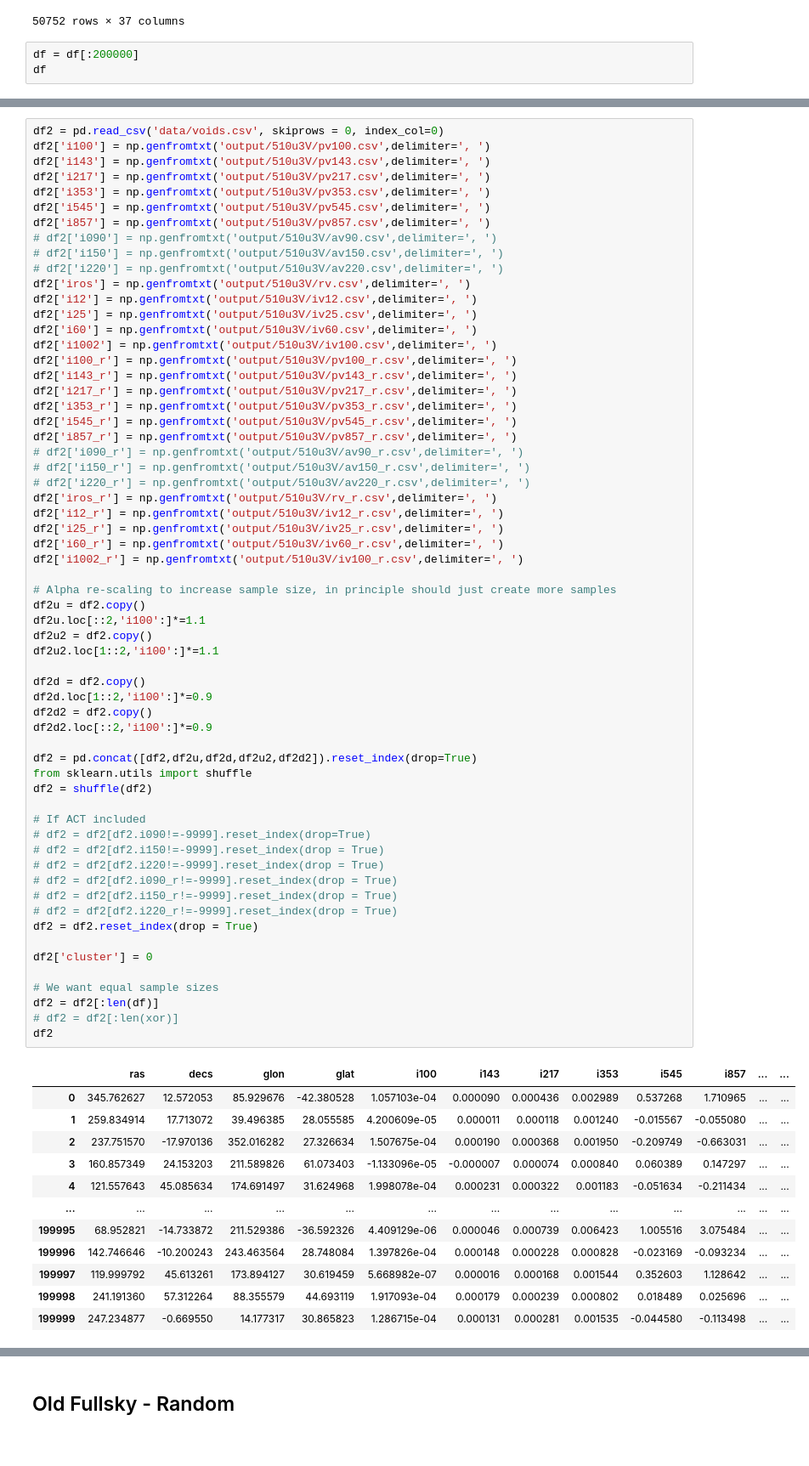
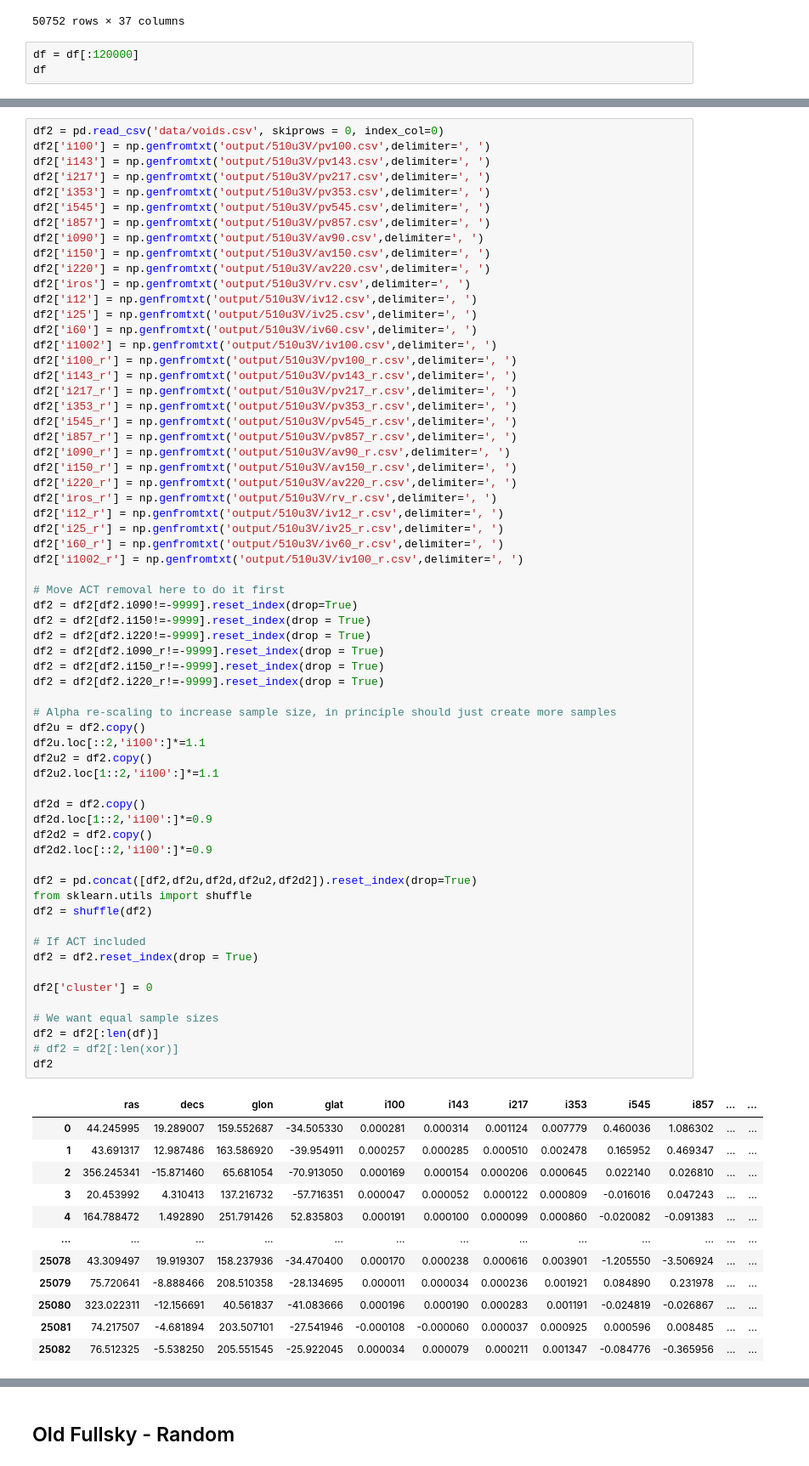
Before and after one commit to dchanda2002/MLCosmo, a Jupyter notebook: 3_run_fastmap.ipynb, the cells around one changed output, grey strips where cells are left out. Shown at 85% size. Saved outputs shown, nothing was run; the diff lists cells and outputs as text.

```diff
--- a/3_run_fastmap.ipynb
+++ b/3_run_fastmap.ipynb
@@ -209,7 +209,7 @@ df
 | 50751 | 854059 | 359.99377 | -49.09889 | 0.6708 | 21.85 | 4 | -65.887658 | 323.840195 | 0.000095 | 0.000114 | ... | ... |
 50752 rows × 37 columns
 # %%
-df = df[:200000]
+df = df[:120000]
 df
 # %% [output]
 |  | amf_ra | amf_dec | z | rh | cat | glat | glon | i100 | i143 | i217 | ... | ... |
@@ -233,9 +233,9 @@ df2['i217'] = np.genfromtxt('output/510u3V/pv217.csv',delimiter=', ')
 df2['i353'] = np.genfromtxt('output/510u3V/pv353.csv',delimiter=', ')
 df2['i545'] = np.genfromtxt('output/510u3V/pv545.csv',delimiter=', ')
 df2['i857'] = np.genfromtxt('output/510u3V/pv857.csv',delimiter=', ')
-# df2['i090'] = np.genfromtxt('output/510u3V/av90.csv',delimiter=', ')
-# df2['i150'] = np.genfromtxt('output/510u3V/av150.csv',delimiter=', ')
-# df2['i220'] = np.genfromtxt('output/510u3V/av220.csv',delimiter=', ')
+df2['i090'] = np.genfromtxt('output/510u3V/av90.csv',delimiter=', ')
+df2['i150'] = np.genfromtxt('output/510u3V/av150.csv',delimiter=', ')
+df2['i220'] = np.genfromtxt('output/510u3V/av220.csv',delimiter=', ')
 df2['iros'] = np.genfromtxt('output/510u3V/rv.csv',delimiter=', ')
 df2['i12'] = np.genfromtxt('output/510u3V/iv12.csv',delimiter=', ')
 df2['i25'] = np.genfromtxt('output/510u3V/iv25.csv',delimiter=', ')
@@ -247,55 +247,57 @@ df2['i217_r'] = np.genfromtxt('output/510u3V/pv217_r.csv',delimiter=', ')
 df2['i353_r'] = np.genfromtxt('output/510u3V/pv353_r.csv',delimiter=', ')
 df2['i545_r'] = np.genfromtxt('output/510u3V/pv545_r.csv',delimiter=', ')
 df2['i857_r'] = np.genfromtxt('output/510u3V/pv857_r.csv',delimiter=', ')
-# df2['i090_r'] = np.genfromtxt('output/510u3V/av90_r.csv',delimiter=', ')
-# df2['i150_r'] = np.genfromtxt('output/510u3V/av150_r.csv',delimiter=', ')
-# df2['i220_r'] = np.genfromtxt('output/510u3V/av220_r.csv',delimiter=', ')
+df2['i090_r'] = np.genfromtxt('output/510u3V/av90_r.csv',delimiter=', ')
+df2['i150_r'] = np.genfromtxt('output/510u3V/av150_r.csv',delimiter=', ')
+df2['i220_r'] = np.genfromtxt('output/510u3V/av220_r.csv',delimiter=', ')
 df2['iros_r'] = np.genfromtxt('output/510u3V/rv_r.csv',delimiter=', ')
 df2['i12_r'] = np.genfromtxt('output/510u3V/iv12_r.csv',delimiter=', ')
 df2['i25_r'] = np.genfromtxt('output/510u3V/iv25_r.csv',delimiter=', ')
 df2['i60_r'] = np.genfromtxt('output/510u3V/iv60_r.csv',delimiter=', ')
 df2['i1002_r'] = np.genfromtxt('output/510u3V/iv100_r.csv',delimiter=', ')
+
+# Move ACT removal here to do it first
+df2 = df2[df2.i090!=-9999].reset_index(drop=True)
+df2 = df2[df2.i150!=-9999].reset_index(drop = True)
+df2 = df2[df2.i220!=-9999].reset_index(drop = True)
+df2 = df2[df2.i090_r!=-9999].reset_index(drop = True)
+df2 = df2[df2.i150_r!=-9999].reset_index(drop = True)
+df2 = df2[df2.i220_r!=-9999].reset_index(drop = True)
 
 # Alpha re-scaling to increase sample size, in principle should just create more samples
 df2u = df2.copy()
 df2u.loc[::2,'i100':]*=1.1
 df2u2 = df2.copy()
 df2u2.loc[1::2,'i100':]*=1.1
 
 df2d = df2.copy()
 df2d.loc[1::2,'i100':]*=0.9
 df2d2 = df2.copy()
 df2d2.loc[::2,'i100':]*=0.9
 
 df2 = pd.concat([df2,df2u,df2d,df2u2,df2d2]).reset_index(drop=True)
 from sklearn.utils import shuffle
 df2 = shuffle(df2)
 
 # If ACT included
-# df2 = df2[df2.i090!=-9999].reset_index(drop=True)
-# df2 = df2[df2.i150!=-9999].reset_index(drop = True)
-# df2 = df2[df2.i220!=-9999].reset_index(drop = True)
-# df2 = df2[df2.i090_r!=-9999].reset_index(drop = True)
-# df2 = df2[df2.i150_r!=-9999].reset_index(drop = True)
-# df2 = df2[df2.i220_r!=-9999].reset_index(drop = True)
 df2 = df2.reset_index(drop = True)
 
 df2['cluster'] = 0
 
 # We want equal sample sizes
 df2 = df2[:len(df)]
 # df2 = df2[:len(xor)]
 df2
 # %% [output]
 |  | ras | decs | glon | glat | i100 | i143 | i217 | i353 | i545 | i857 | ... | ... |
-| 0 | 345.762627 | 12.572053 | 85.929676 | -42.380528 | 1.057103e-04 | 0.000090 | 0.000436 | 0.002989 | 0.537268 | 1.710965 | ... | ... |
-| 1 | 259.834914 | 17.713072 | 39.496385 | 28.055585 | 4.200609e-05 | 0.000011 | 0.000118 | 0.001240 | -0.015567 | -0.055080 | ... | ... |
-| 2 | 237.751570 | -17.970136 | 352.016282 | 27.326634 | 1.507675e-04 | 0.000190 | 0.000368 | 0.001950 | -0.209749 | -0.663031 | ... | ... |
-| 3 | 160.857349 | 24.153203 | 211.589826 | 61.073403 | -1.133096e-05 | -0.000007 | 0.000074 | 0.000840 | 0.060389 | 0.147297 | ... | ... |
-| 4 | 121.557643 | 45.085634 | 174.691497 | 31.624968 | 1.998078e-04 | 0.000231 | 0.000322 | 0.001183 | -0.051634 | -0.211434 | ... | ... |
+| 0 | 44.245995 | 19.289007 | 159.552687 | -34.505330 | 0.000281 | 0.000314 | 0.001124 | 0.007779 | 0.460036 | 1.086302 | ... | ... |
+| 1 | 43.691317 | 12.987486 | 163.586920 | -39.954911 | 0.000257 | 0.000285 | 0.000510 | 0.002478 | 0.165952 | 0.469347 | ... | ... |
+| 2 | 356.245341 | -15.871460 | 65.681054 | -70.913050 | 0.000169 | 0.000154 | 0.000206 | 0.000645 | 0.022140 | 0.026810 | ... | ... |
+| 3 | 20.453992 | 4.310413 | 137.216732 | -57.716351 | 0.000047 | 0.000052 | 0.000122 | 0.000809 | -0.016016 | 0.047243 | ... | ... |
+| 4 | 164.788472 | 1.492890 | 251.791426 | 52.835803 | 0.000191 | 0.000100 | 0.000099 | 0.000860 | -0.020082 | -0.091383 | ... | ... |
 | ... | ... | ... | ... | ... | ... | ... | ... | ... | ... | ... | ... | ... |
-| 199995 | 68.952821 | -14.733872 | 211.529386 | -36.592326 | 4.409129e-06 | 0.000046 | 0.000739 | 0.006423 | 1.005516 | 3.075484 | ... | ... |
-| 199996 | 142.746646 | -10.200243 | 243.463564 | 28.748084 | 1.397826e-04 | 0.000148 | 0.000228 | 0.000828 | -0.023169 | -0.093234 | ... | ... |
-| 199997 | 119.999792 | 45.613261 | 173.894127 | 30.619459 | 5.668982e-07 | 0.000016 | 0.000168 | 0.001544 | 0.352603 | 1.128642 | ... | ... |
-| 199998 | 241.191360 | 57.312264 | 88.355579 | 44.693119 | 1.917093e-04 | 0.000179 | 0.000239 | 0.000802 | 0.018489 | 0.025696 | ... | ... |
-| 199999 | 247.234877 | -0.669550 | 14.177317 | 30.865823 | 1.286715e-04 | 0.000131 | 0.000281 | 0.001535 | -0.044580 | -0.113498 | ... | ... |
+| 25078 | 43.309497 | 19.919307 | 158.237936 | -34.470400 | 0.000170 | 0.000238 | 0.000616 | 0.003901 | -1.205550 | -3.506924 | ... | ... |
+| 25079 | 75.720641 | -8.888466 | 208.510358 | -28.134695 | 0.000011 | 0.000034 | 0.000236 | 0.001921 | 0.084890 | 0.231978 | ... | ... |
+| 25080 | 323.022311 | -12.156691 | 40.561837 | -41.083666 | 0.000196 | 0.000190 | 0.000283 | 0.001191 | -0.024819 | -0.026867 | ... | ... |
+| 25081 | 74.217507 | -4.681894 | 203.507101 | -27.541946 | -0.000108 | -0.000060 | 0.000037 | 0.000925 | 0.000596 | 0.008485 | ... | ... |
+| 25082 | 76.512325 | -5.538250 | 205.551545 | -25.922045 | 0.000034 | 0.000079 | 0.000211 | 0.001347 | -0.084776 | -0.365956 | ... | ... |
```
Also changed, not shown: parts of 18 cells of this notebook, 2 other files.
